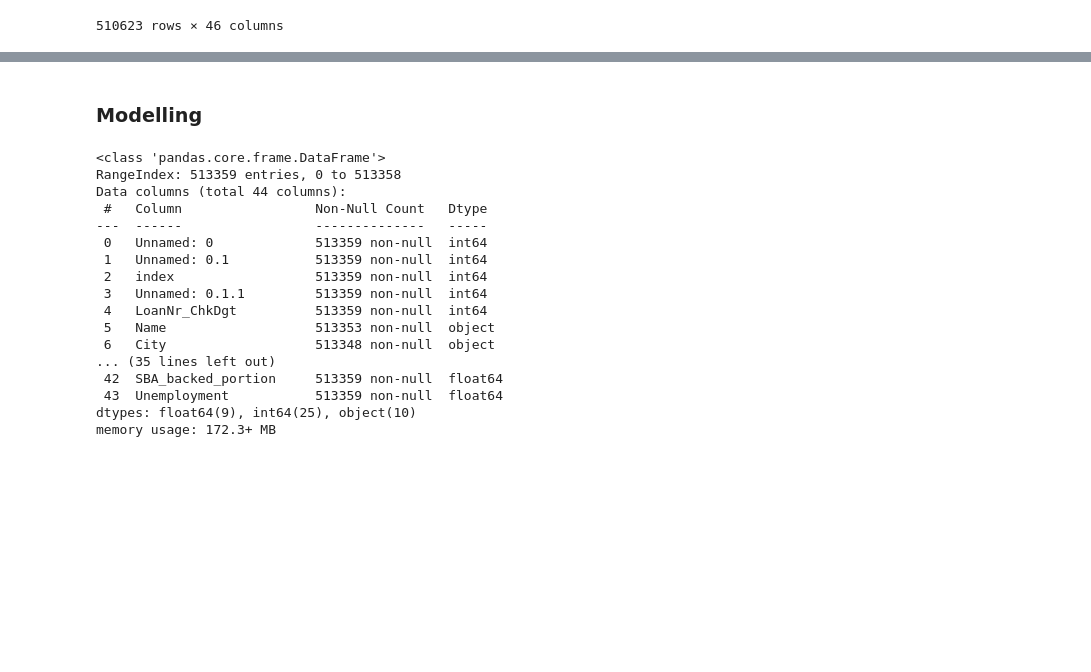
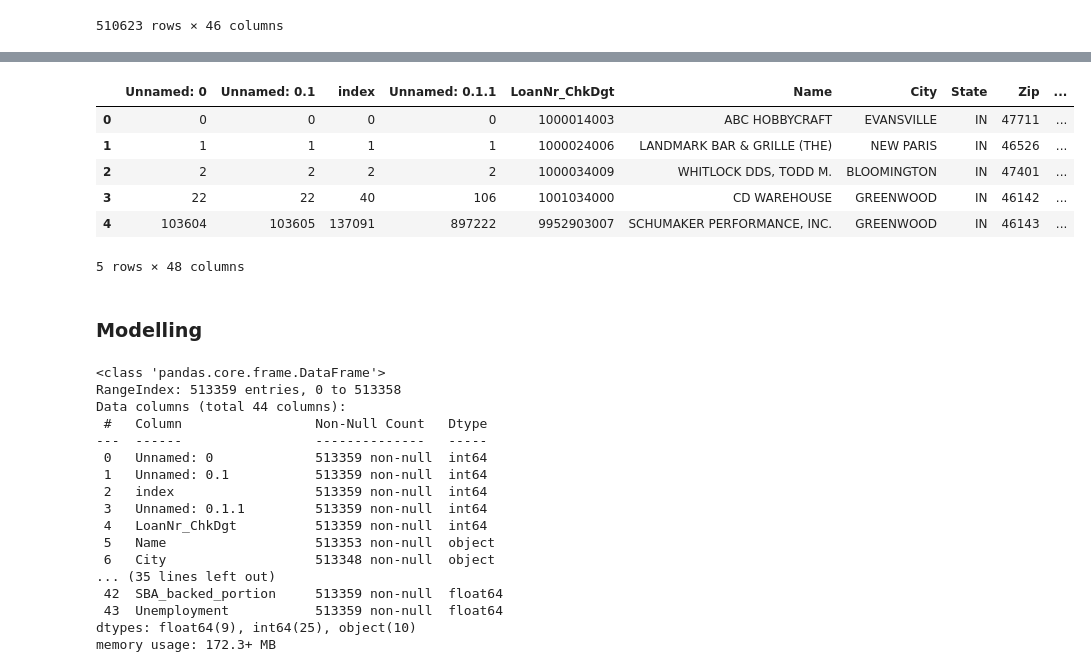
Before and after one commit to CIV2T1PEY/CIV1498-Group-Project, a Jupyter notebook: Final.ipynb, the cells around one changed output, grey strips where cells are left out. Cells and saved outputs as stored; diff of their text form; code cells hidden in the pictures; blank space fills up the shorter version.

```diff
--- a/Final.ipynb
+++ b/Final.ipynb
@@ -1764,0 +1781,11 @@ merged_df
+# %%
+# melt grid into month, year and inflation rate by percent
+
+monthly_inflation = monthly_inflation.melt(id_vars=["Year"],
+        var_name="Month",
+        value_name="Inflation")
+
+monthly_inflation = monthly_inflation.rename(
+        columns = {'Year' : 'ApprovalFY',
+                  })
+monthly_inflation
@@ -1765,3 +1806,33 @@ merged_df
+# %%
+SBA_Loan = merged_df
+# %%
+#function to import inflation rate by month
+
+def annual_inflation(SBA_df, inflation_df):
+    #where 'SBA_df' is the loan dataframe and 'income_df' is the state income df
+    #both dfs should have compatible dtypes
+
+
+    SBA_df['Month'] = pd.DatetimeIndex(SBA_df['ApprovalDate']).month.astype(str)
+    SBA_df['Month'] = SBA_df['Month'].apply(lambda x: datetime.strptime(x, "%m").strftime("%b"))
+
+    inflation_df['ApprovalFY'] = inflation_df['ApprovalFY'].astype('int')
+
+    result = pd.merge(SBA_df, inflation_df, on=["ApprovalFY", "Month"])
+
+    return result
+# %%
+SBA_Loan_inflation = annual_inflation(SBA_Loan, monthly_inflation)
+
+SBA_Loan_inflation.head()
+# %% [output]
+|  | Unnamed: 0 | Unnamed: 0.1 | index | Unnamed: 0.1.1 | LoanNr_ChkDgt | Name | City | State | Zip | ... |
+| 0 | 0 | 0 | 0 | 0 | 1000014003 | ABC HOBBYCRAFT | EVANSVILLE | IN | 47711 | ... |
+| 1 | 1 | 1 | 1 | 1 | 1000024006 | LANDMARK BAR & GRILLE (THE) | NEW PARIS | IN | 46526 | ... |
+| 2 | 2 | 2 | 2 | 2 | 1000034009 | WHITLOCK DDS, TODD M. | BLOOMINGTON | IN | 47401 | ... |
+| 3 | 22 | 22 | 40 | 106 | 1001034000 | CD WAREHOUSE | GREENWOOD | IN | 46142 | ... |
+| 4 | 103604 | 103605 | 137091 | 897222 | 9952903007 | SCHUMAKER PERFORMANCE, INC. | GREENWOOD | IN | 46143 | ... |
+5 rows × 48 columns
 # %% [markdown]
 ### Modelling
 # %%
```
Also changed, not shown: parts of 5 cells of this notebook.
